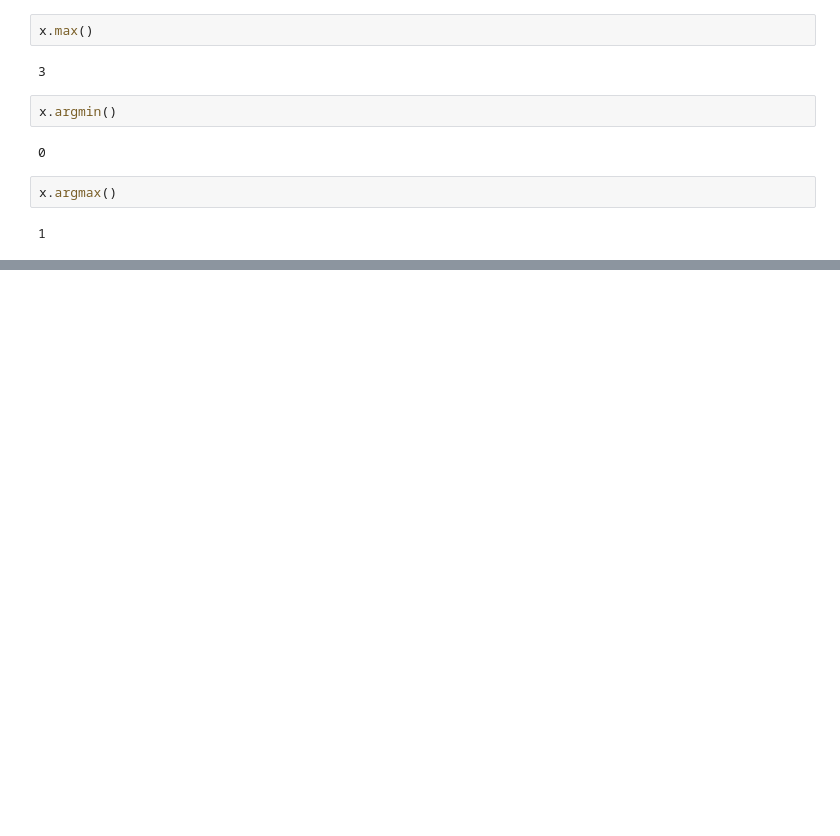
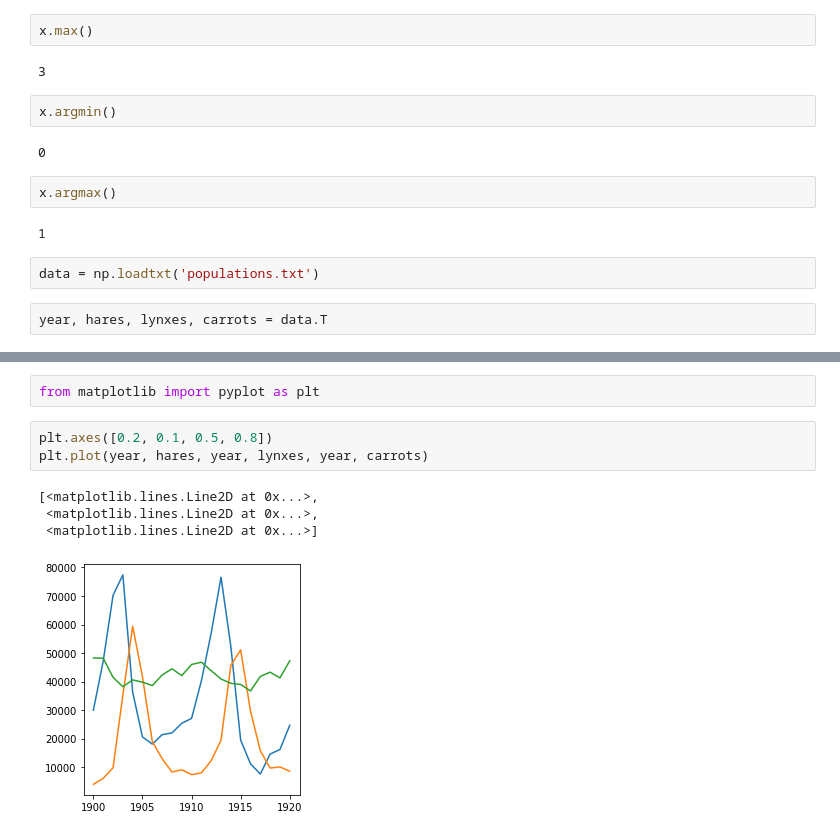
Before and after one commit to renzydwis/Renzy-Garry, a Jupyter notebook: numpy 1.3.2.ipynb, the cells around one changed output, grey strips where cells are left out. Saved outputs shown, nothing was run; the diff lists cells and outputs as text; blank space fills up the shorter version.

```diff
--- a/numpy 1.3.2.ipynb
+++ b/numpy 1.3.2.ipynb
@@ -169,3 +169,7 @@ x.argmin()
 x.argmax()
 # %% [output]
 1
+# %%
+data = np.loadtxt('populations.txt')
+# %%
+year, hares, lynxes, carrots = data.T
@@ -171,0 +196,10 @@ x.argmax()
+# %%
+from matplotlib import pyplot as plt
+# %%
+plt.axes([0.2, 0.1, 0.5, 0.8])
+plt.plot(year, hares, year, lynxes, year, carrots)
+# %% [output]
+[<matplotlib.lines.Line2D at 0x...>,
+ <matplotlib.lines.Line2D at 0x...>,
+ <matplotlib.lines.Line2D at 0x...>]
+[figure, added]
```
Also changed, not shown: parts of 1 cell of this notebook.
